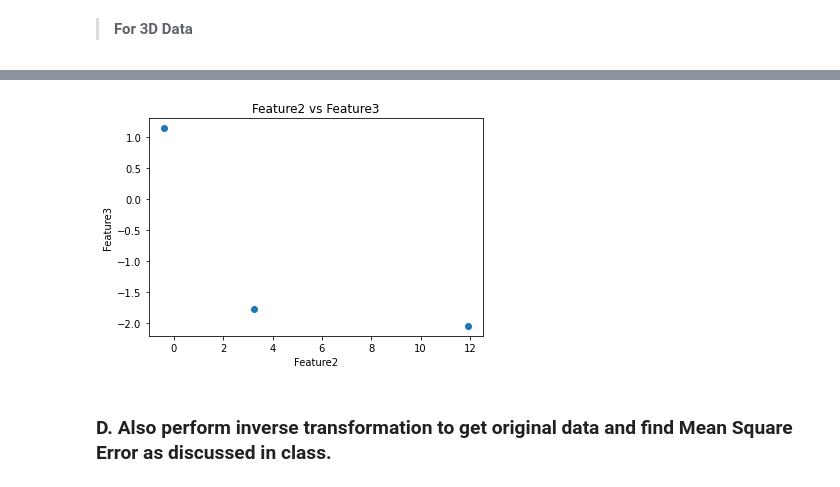
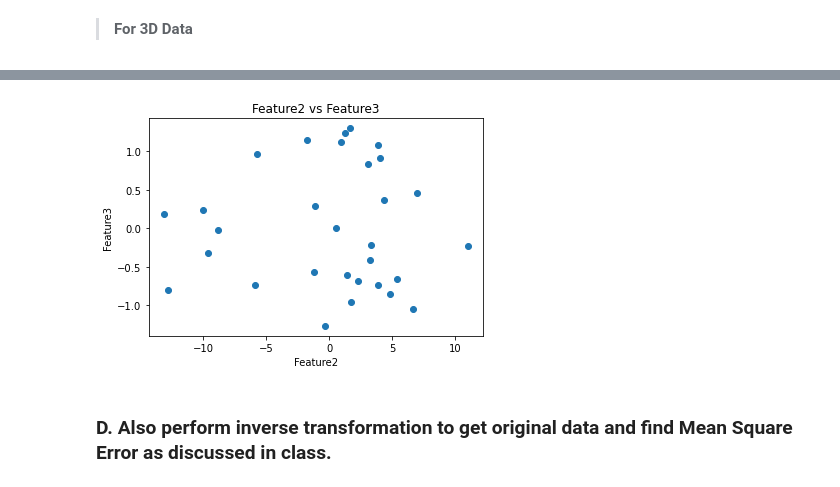
Before and after one commit to NSVEGUR/College-codeTrack, a Jupyter notebook: Sem-6/ML/Lab-2/pca.ipynb, the cells around one changed output, grey strips where cells are left out. Cells and saved outputs as stored; diff of their text form; code cells hidden in the pictures.

```diff
--- a/Sem-6/ML/Lab-2/pca.ipynb
+++ b/Sem-6/ML/Lab-2/pca.ipynb
@@ -185,11 +185,11 @@ plt.show()
 # %%
-plt.scatter(df_3D.T[1], df_3D.T[2])
+plt.scatter(df_3D[1], df_3D[2])
 plt.title("Feature2 vs Feature3")
 plt.xlabel("Feature2")
 plt.ylabel("Feature3")
 plt.show()
 # %% [output]
-[figure, old version]
+[figure, new version]
 # %% [markdown]
 ### D. Also perform inverse transformation to get original data and find Mean Square Error as discussed in class.
 # %% [markdown]
```
Also changed, not shown: parts of 3 cells of this notebook.
